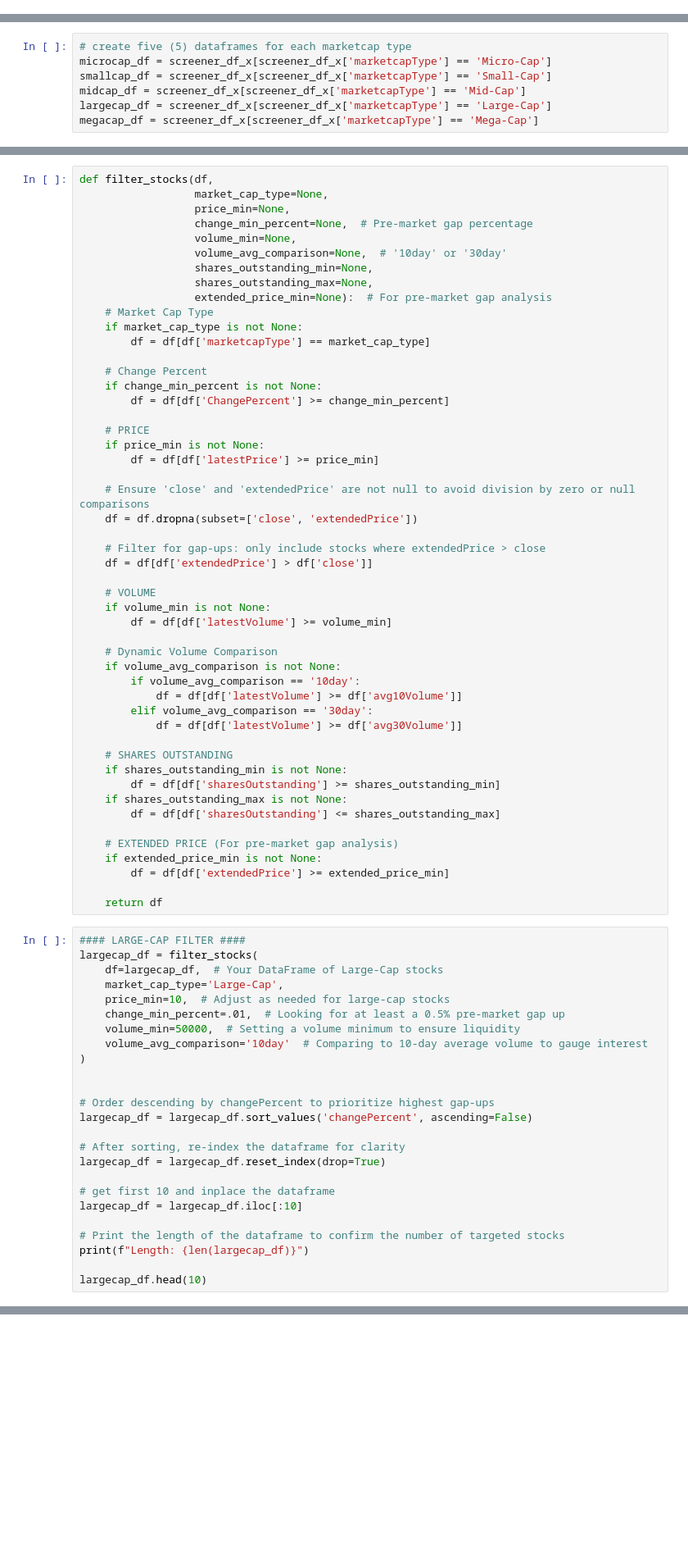
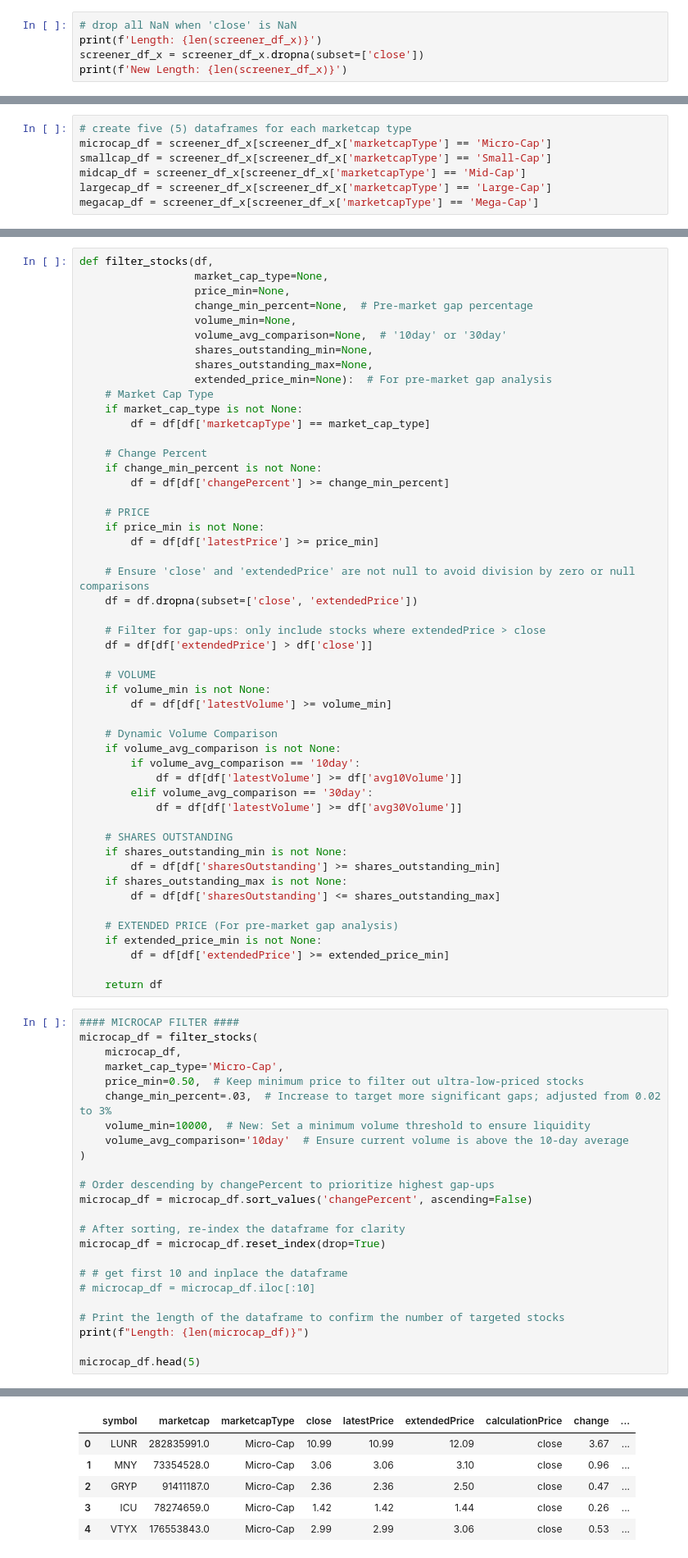
Before and after one commit to sudz4/dark-trader, a Jupyter notebook: stock_screener.ipynb, the cells around one changed output, grey strips where cells are left out. Shown: that part at 82% size. Cells and saved outputs as stored; diff of their text form; blank space fills up the shorter version.

```diff
--- a/stock_screener.ipynb
+++ b/stock_screener.ipynb
@@ -408,0 +426,5 @@ screener_df_x.head(25)
+# %%
+# drop all NaN when 'close' is NaN
+print(f'Length: {len(screener_df_x)}')
+screener_df_x = screener_df_x.dropna(subset=['close'])
+print(f'New Length: {len(screener_df_x)}')
@@ -464,7 +489,7 @@ def filter_stocks(df,
 
     # Change Percent
     if change_min_percent is not None:
-        df = df[df['ChangePercent'] >= change_min_percent]
+        df = df[df['changePercent'] >= change_min_percent]
 
     # PRICE
     if price_min is not None:
@@ -499,27 +524,27 @@ def filter_stocks(df,
 
     return df
 # %%
-#### LARGE-CAP FILTER ####
-largecap_df = filter_stocks(
-    df=largecap_df,  # Your DataFrame of Large-Cap stocks
-    market_cap_type='Large-Cap',
-    price_min=10,  # Adjust as needed for large-cap stocks
-    change_min_percent=.01,  # Looking for at least a 0.5% pre-market gap up
-    volume_min=50000,  # Setting a volume minimum to ensure liquidity
-    volume_avg_comparison='10day'  # Comparing to 10-day average volume to gauge interest
+#### MICROCAP FILTER ####
+microcap_df = filter_stocks(
+    microcap_df,
+    market_cap_type='Micro-Cap',
+    price_min=0.50,  # Keep minimum price to filter out ultra-low-priced stocks
+    change_min_percent=.03,  # Increase to target more significant gaps; adjusted from 0.02 to 3%
+    volume_min=10000,  # New: Set a minimum volume threshold to ensure liquidity
+    volume_avg_comparison='10day'  # Ensure current volume is above the 10-day average
 )
 
-
 # Order descending by changePercent to prioritize highest gap-ups
-largecap_df = largecap_df.sort_values('changePercent', ascending=False)
+microcap_df = microcap_df.sort_values('changePercent', ascending=False)
 
 # After sorting, re-index the dataframe for clarity
-largecap_df = largecap_df.reset_index(drop=True)
+microcap_df = microcap_df.reset_index(drop=True)
 
-# get first 10 and inplace the dataframe
-largecap_df = largecap_df.iloc[:10]
+# # get first 10 and inplace the dataframe
+# microcap_df = microcap_df.iloc[:10]
 
 # Print the length of the dataframe to confirm the number of targeted stocks
-print(f"Length: {len(largecap_df)}")
+print(f"Length: {len(microcap_df)}")
 
-largecap_df.head(10)
+microcap_df.head(5)
+# %% [output]
@@ -525,0 +552,6 @@ largecap_df.head(10)
+|  | symbol | marketcap | marketcapType | close | latestPrice | extendedPrice | calculationPrice | change | ... |
+| 0 | LUNR | 282835991.0 | Micro-Cap | 10.99 | 10.99 | 12.09 | close | 3.67 | ... |
+| 1 | MNY | 73354528.0 | Micro-Cap | 3.06 | 3.06 | 3.10 | close | 0.96 | ... |
+| 2 | GRYP | 91411187.0 | Micro-Cap | 2.36 | 2.36 | 2.50 | close | 0.47 | ... |
+| 3 | ICU | 78274659.0 | Micro-Cap | 1.42 | 1.42 | 1.44 | close | 0.26 | ... |
+| 4 | VTYX | 176553843.0 | Micro-Cap | 2.99 | 2.99 | 3.06 | close | 0.53 | ... |
```
Also changed, not shown: parts of 16 cells of this notebook.
